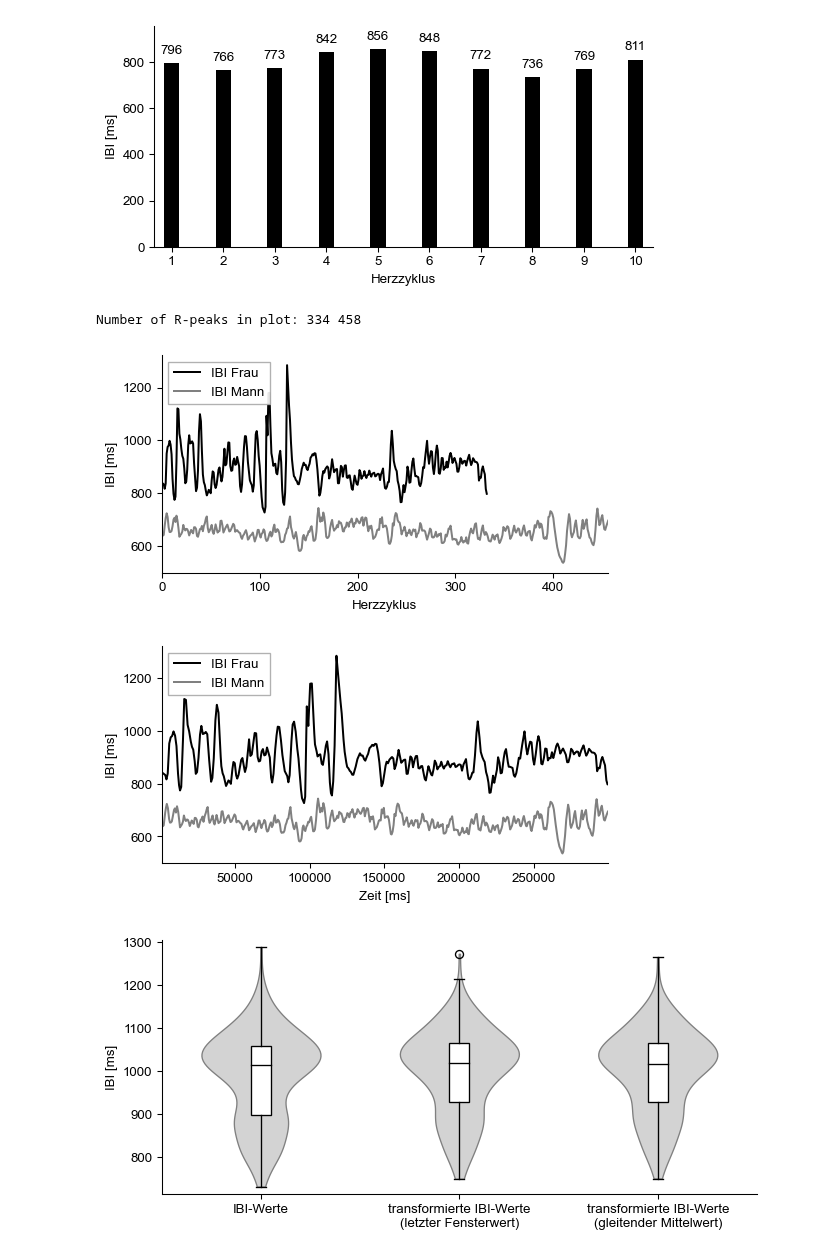
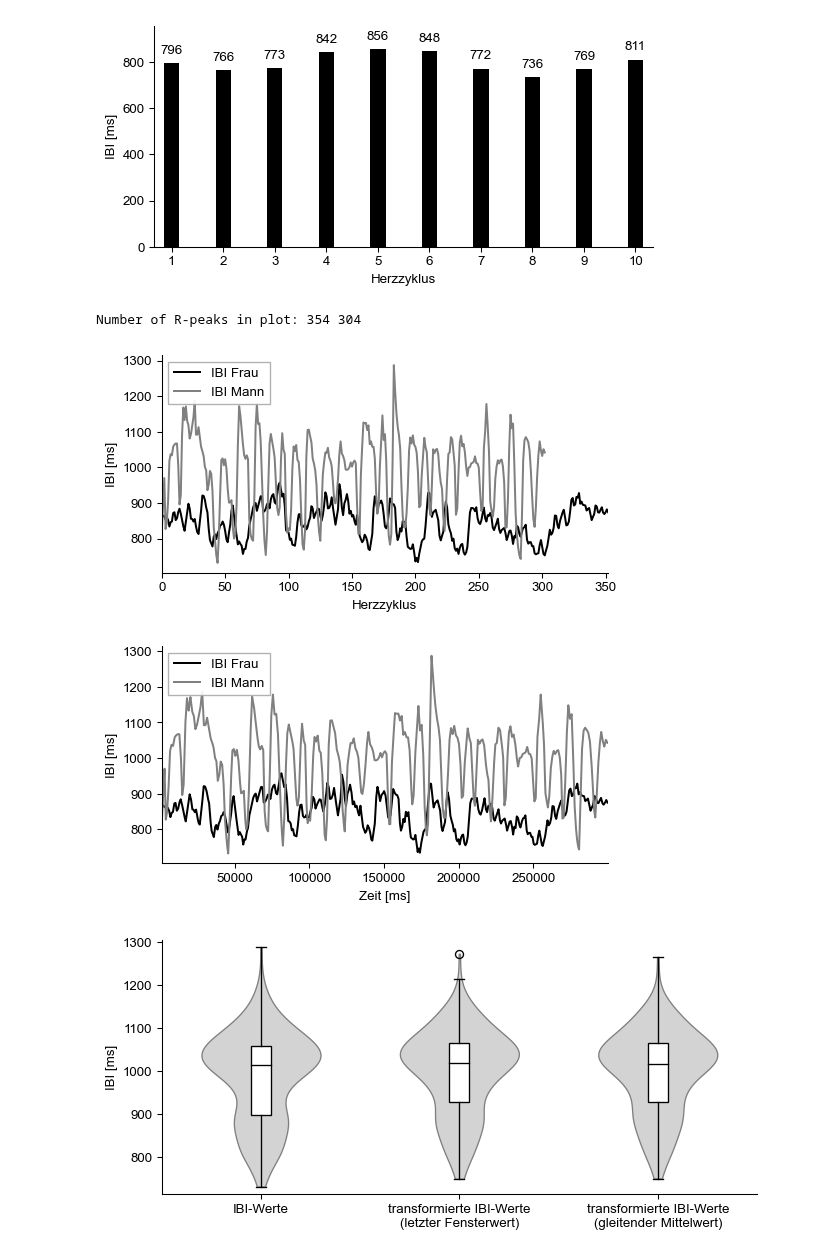
Before and after one commit to visserle/two-hearts, a Jupyter notebook: 04_more_plots.ipynb, the cells around one changed output. Cells and saved outputs as stored; diff of their text form; code cells hidden in the pictures.

Commit message:
refator plots

```diff
--- a/04_more_plots.ipynb
+++ b/04_more_plots.ipynb
@@ -324,28 +324,29 @@ plt.savefig("plots/tachogram.png", dpi=512)
 # %% [output]
 [figure]
 # %%
-# Plot IBI data #d=0
-d=3
+# Plot IBI data
+d = 0
 fig = plt.figure(figsize=figsize, dpi=dpi)
 
 plt.margins(x=0)
 
 # plt.title("IBI-Werte einer Dyade abhängig zum Herzzyklus")
 plt.xlabel('Herzzyklus')
 plt.ylabel('IBI [ms]')
 
 plt.plot(ibi[d], color="black", label="IBI Frau")
 plt.plot(ibi[d+1], color="grey", label="IBI Mann")
 sns.despine()
 plt.legend(loc="upper left")
 
 print("Number of R-peaks in plot:", sum(rpeaks[d]), sum(rpeaks[d+1]))
 plt.savefig("plots/ibi_dyad.png", dpi=512)
 # %% [output]
-Number of R-peaks in plot: 334 458
+Number of R-peaks in plot: 354 304
-[figure, old version]
+[figure, new version]
 # %%
-# Plot imputated IBIs #d=0
+# Plot imputated IBIs
+# d = 0
 fig = plt.figure(figsize=figsize, dpi=dpi)
 
 plt.margins(x=0)
@@ -361,7 +362,7 @@ plt.legend(loc="upper left")
 
 plt.savefig("plots/ibi_ts_dyad.png", dpi=512)
 # %% [output]
-[figure, old version]
+[figure, new version]
 # %%
 # Create Violin plot
 p = 1
```
Also changed, not shown: parts of 3 cells of this notebook, 7 other files.
